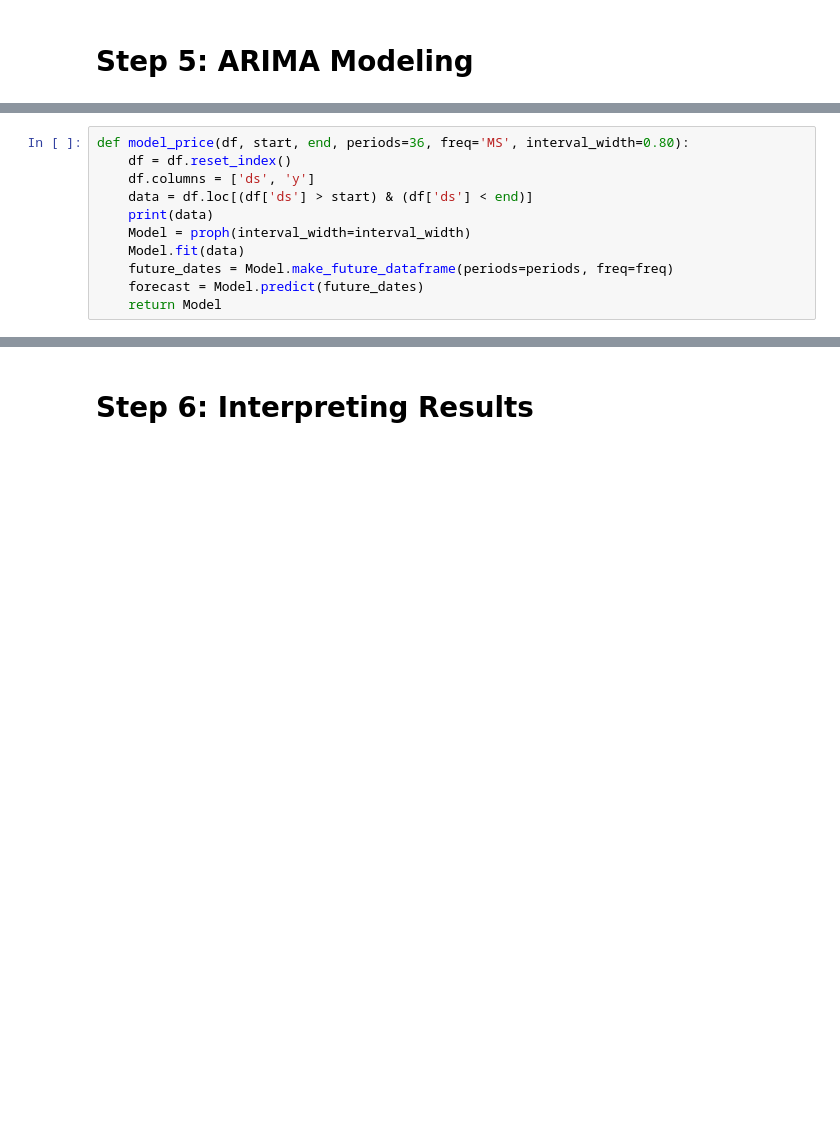
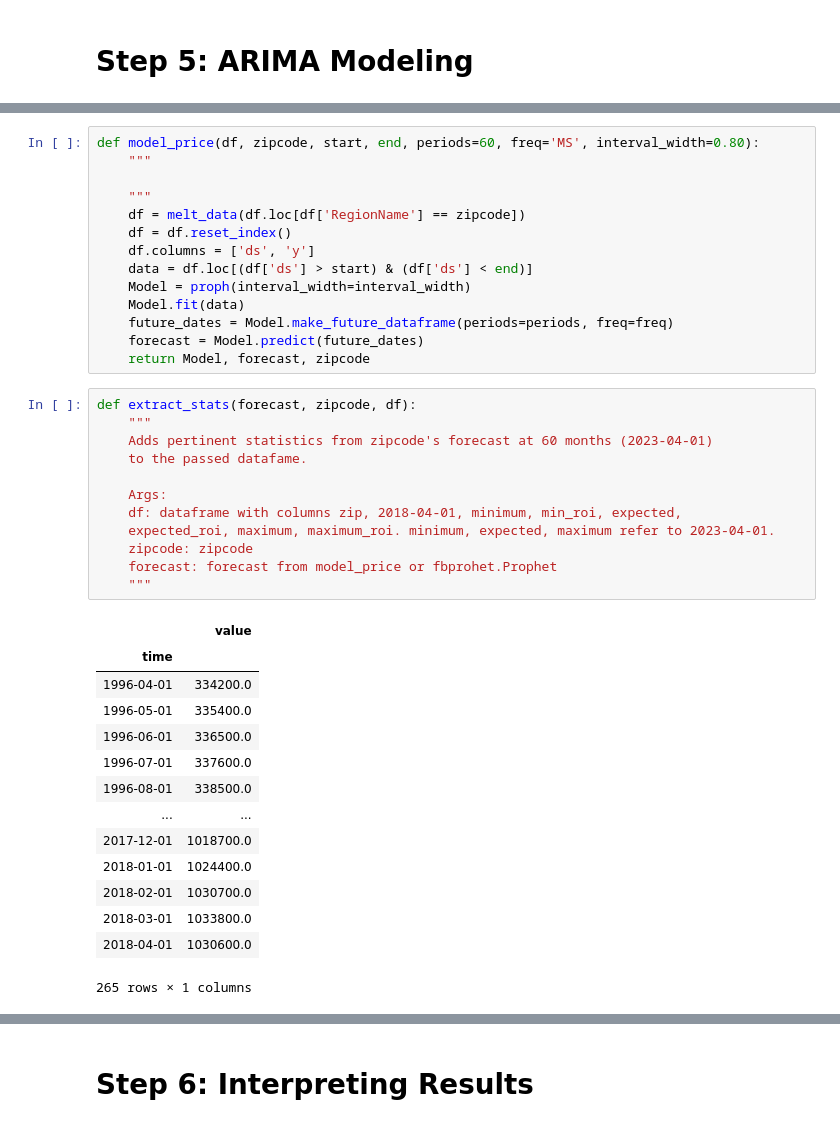
Before and after one commit to allisonhonold/Zillow_investment_zipcodes, a Jupyter notebook: ash_mod_4_starter_notebook.ipynb, the cells around one changed output, grey strips where cells are left out. Saved outputs shown, nothing was run; the diff lists cells and outputs as text; blank space fills up the shorter version.

```diff
--- a/ash_mod_4_starter_notebook.ipynb
+++ b/ash_mod_4_starter_notebook.ipynb
@@ -110,11 +142,41 @@ from fbprophet import Prophet as proph
 # %%
-def model_price(df, start, end, periods=36, freq='MS', interval_width=0.80):
+def model_price(df, zipcode, start, end, periods=60, freq='MS', interval_width=0.80):
+    """
+
+    """
+    df = melt_data(df.loc[df['RegionName'] == zipcode])
     df = df.reset_index()
     df.columns = ['ds', 'y']
     data = df.loc[(df['ds'] > start) & (df['ds'] < end)]
-    print(data)
     Model = proph(interval_width=interval_width)
     Model.fit(data)
     future_dates = Model.make_future_dataframe(periods=periods, freq=freq)
     forecast = Model.predict(future_dates)
-    return Model
+    return Model, forecast, zipcode
+# %%
+def extract_stats(forecast, zipcode, df):
+    """
+    Adds pertinent statistics from zipcode's forecast at 60 months (2023-04-01)
+    to the passed datafame.
+
+    Args:
+    df: dataframe with columns zip, 2018-04-01, minimum, min_roi, expected,
+    expected_roi, maximum, maximum_roi. minimum, expected, maximum refer to 2023-04-01.
+    zipcode: zipcode
+    forecast: forecast from model_price or fbprohet.Prophet
+    """
+# %% [output]
+|  | value |
+| time |  |
+| 1996-04-01 | 334200.0 |
+| 1996-05-01 | 335400.0 |
+| 1996-06-01 | 336500.0 |
+| 1996-07-01 | 337600.0 |
+| 1996-08-01 | 338500.0 |
+| ... | ... |
+| 2017-12-01 | 1018700.0 |
+| 2018-01-01 | 1024400.0 |
+| 2018-02-01 | 1030700.0 |
+| 2018-03-01 | 1033800.0 |
+| 2018-04-01 | 1030600.0 |
+265 rows × 1 columns
```
Also changed, not shown: parts of 12 cells of this notebook.
